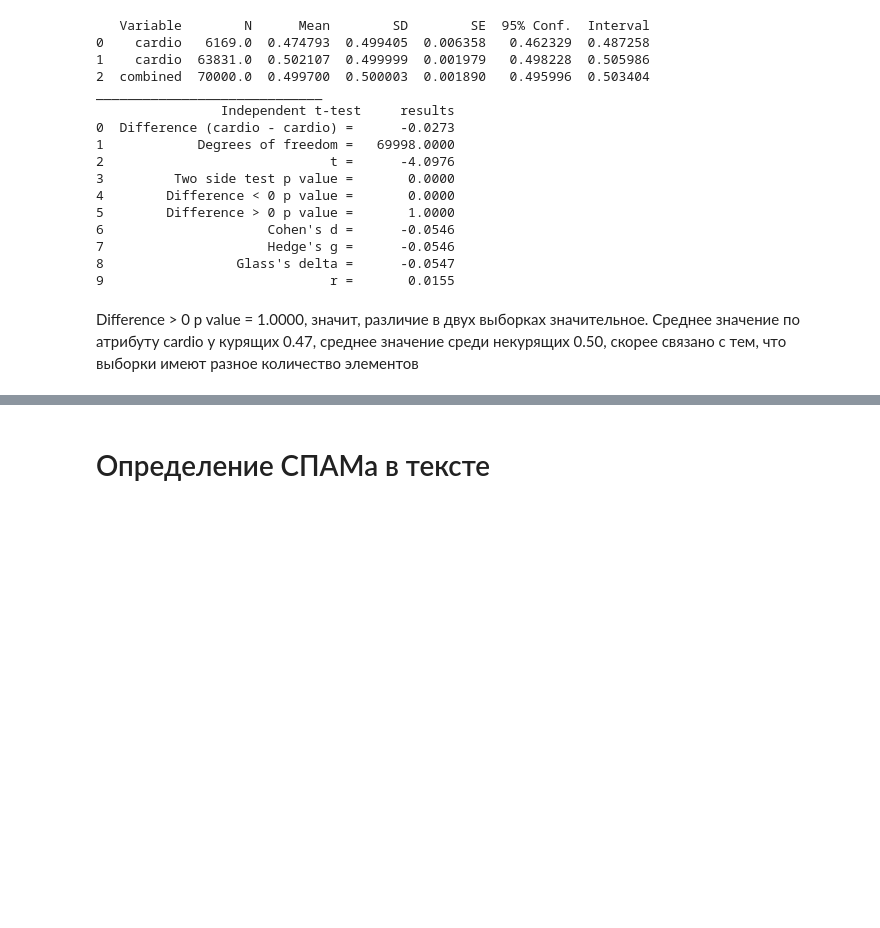
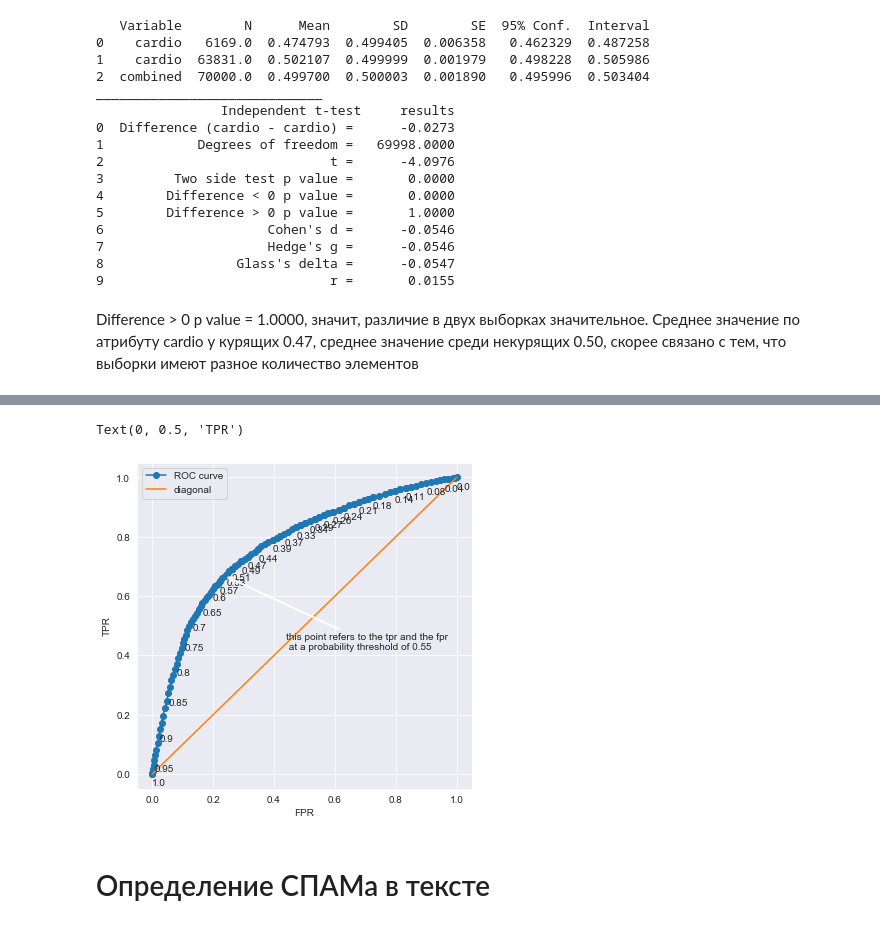
Before and after one commit to yustinaivanova/netology_statistics_february_20, a Jupyter notebook: lecture_5.ipynb, the cells around one changed output, grey strips where cells are left out. Drawn from its saved outputs; the diff is of its cells as text; code cells hidden in the pictures; blank space fills up the shorter version.

```diff
--- a/lecture_5.ipynb
+++ b/lecture_5.ipynb
@@ -297,3 +415,23 @@ Difference > 0 p value = 1.0000, значит, различие в двух вы
+# %%
+from sklearn import metrics
+fpr, tpr, thresholds = metrics.roc_curve(y_true, y_probas[:, 1])
+
+# %%
+plt.subplots(figsize=(6, 6))
+plt.plot(fpr, tpr, 'o-', label="ROC curve")
+plt.plot(np.linspace(0,1,10), np.linspace(0,1,10), label="diagonal")
+for x, y, txt in zip(fpr[1::5], tpr[1::5], thresholds[1::5]):
+    plt.annotate(np.round(txt,2), (x, y-0.04))
+rnd_idx = 1 * len(tpr)//3
+plt.annotate('this point refers to the tpr and the fpr\n at a probability threshold of {}'.format(np.round(thresholds[rnd_idx], 2)),
+             xy=(fpr[rnd_idx], tpr[rnd_idx]), xytext=(fpr[rnd_idx]+0.2, tpr[rnd_idx]-0.25),
+             arrowprops=dict(facecolor='black', lw=2, arrowstyle='->'),)
+plt.legend(loc="upper left")
+plt.xlabel("FPR")
+plt.ylabel("TPR")
+# %% [output]
+Text(0, 0.5, 'TPR')
+[figure, added]
 # %% [markdown]
 # Определение СПАМа в тексте
 # %% [markdown]
```
Also changed, not shown: parts of 79 cells of this notebook.
